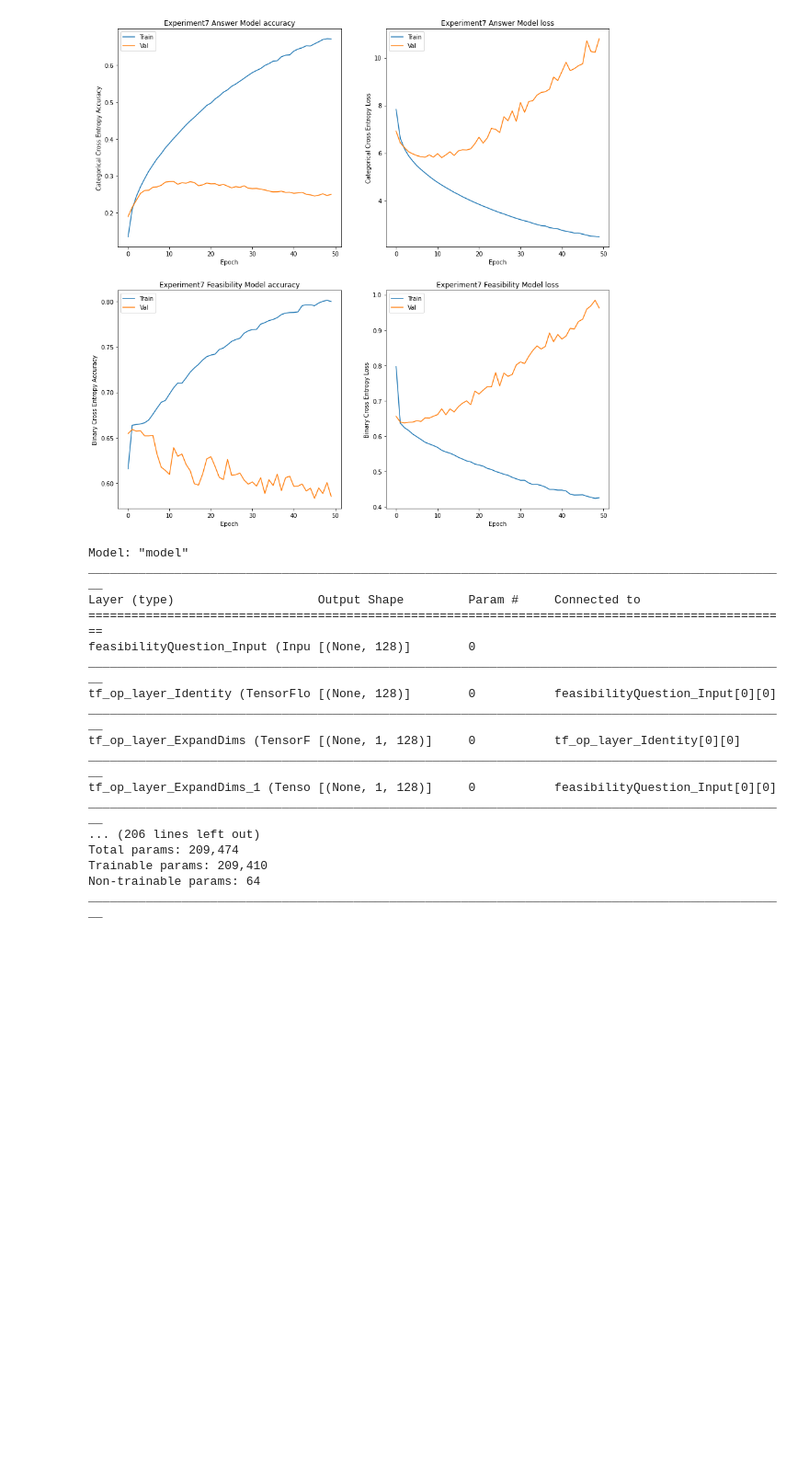
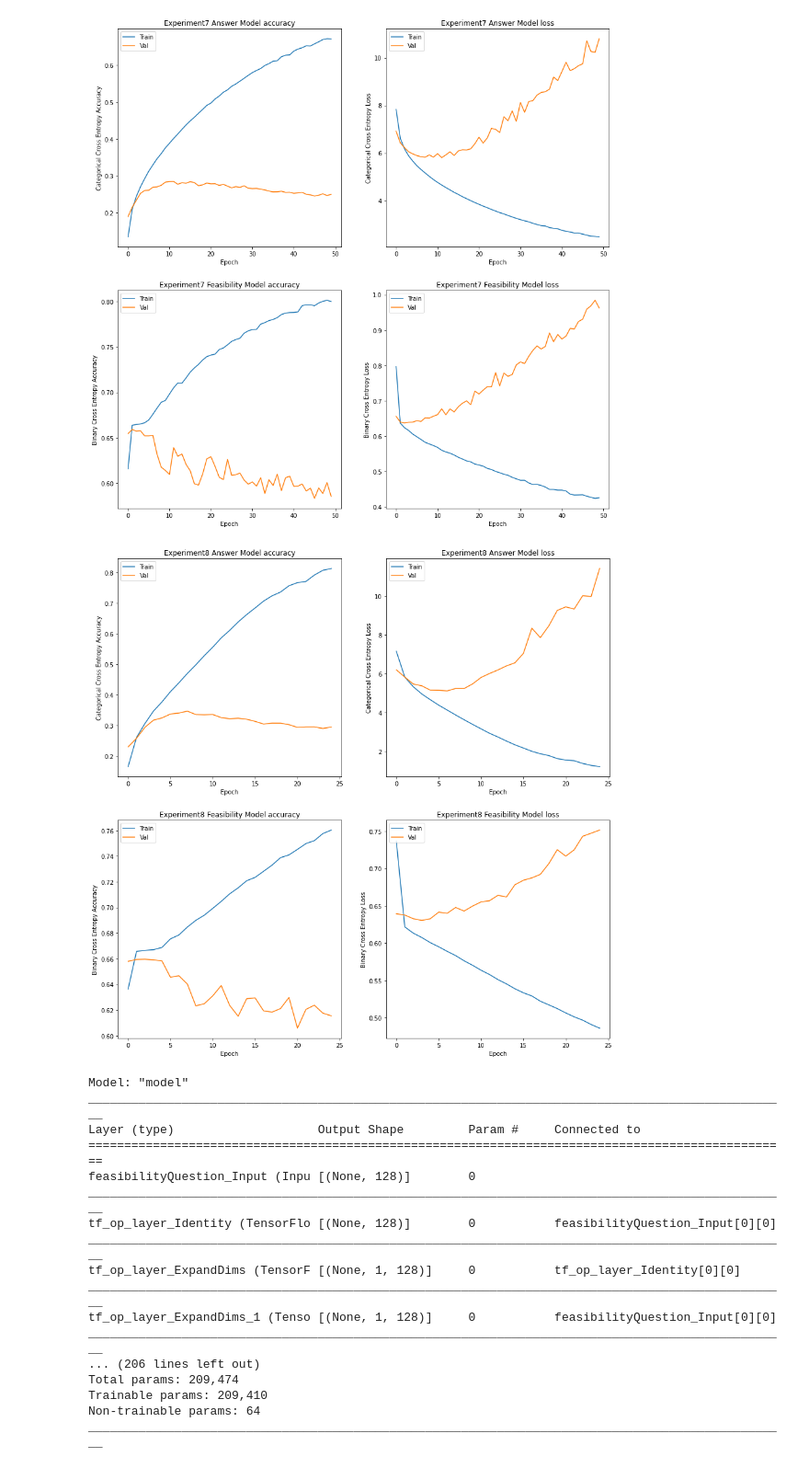
Before and after one commit to anupjha10/w266_nlp_project, a Jupyter notebook: w266_project/Span_model_version2.ipynb, the cells around one changed output. Shown: that part at 92% size. Drawn from its saved outputs; the diff is of its cells as text; code cells hidden in the pictures; blank space fills up the shorter version.

```diff
--- a/w266_project/Span_model_version2.ipynb
+++ b/w266_project/Span_model_version2.ipynb
@@ -1619,6 +1712,10 @@ plot_experiments(6)
 plot_experiments(7)
 # %% [output]
 [figure]
+# %%
+plot_experiments(8)
+# %% [output]
+[figure, added]
 # %%
 inference_feasibility_model.summary()
 # %% [output]
```
Also changed, not shown: parts of 5 cells of this notebook.
